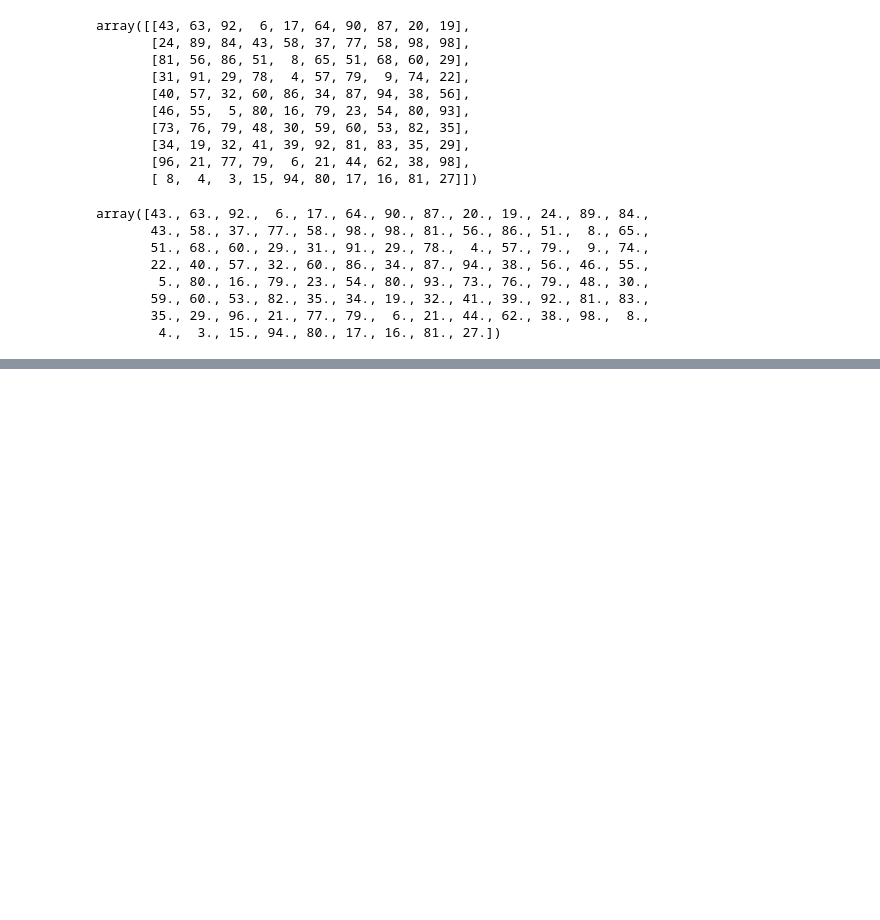
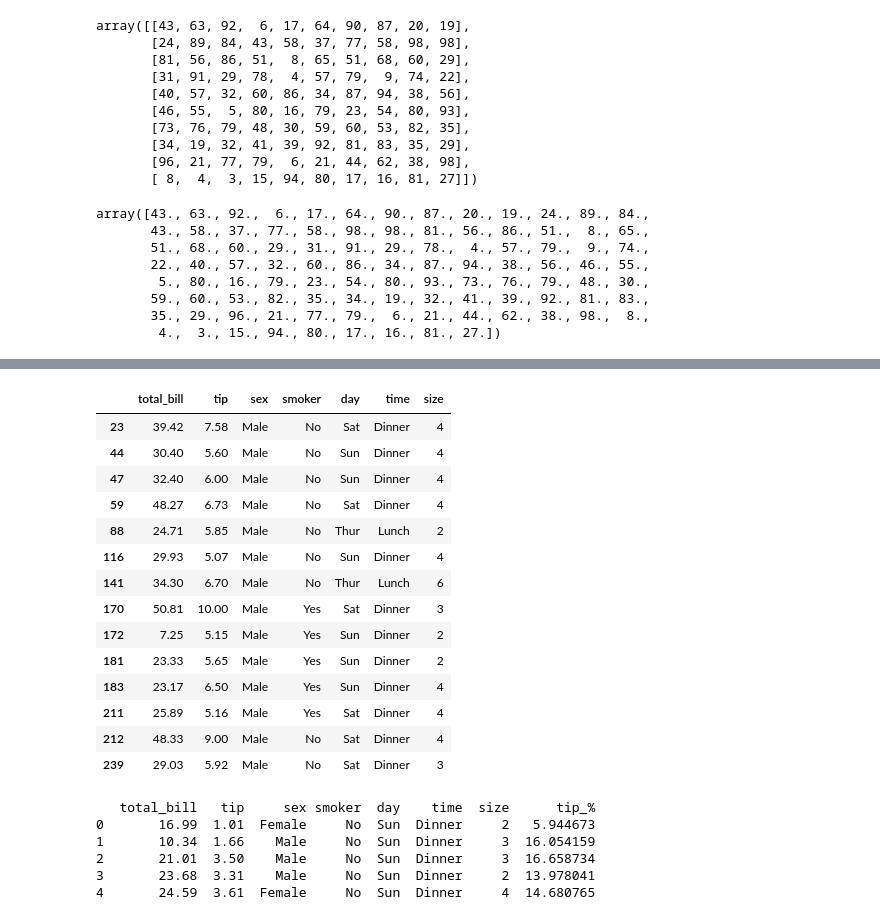
Before and after one commit to necmigunduz/ai-learn, a Jupyter notebook: Learn_AI.ipynb, the cells around one changed output, grey strips where cells are left out. Saved outputs shown, nothing was run; the diff lists cells and outputs as text; code cells hidden in the pictures; blank space fills up the shorter version.

```diff
--- a/Learn_AI.ipynb
+++ b/Learn_AI.ipynb
@@ -92,0 +191,28 @@ array([43., 63., 92.,  6., 17., 64., 90., 87., 20., 19., 24., 89., 84.,
+# %%
+df[(df['tip'] > 5) & (df['sex']=='Male')]
+# %% [output]
+|  | total_bill | tip | sex | smoker | day | time | size |
+| 23 | 39.42 | 7.58 | Male | No | Sat | Dinner | 4 |
+| 44 | 30.40 | 5.60 | Male | No | Sun | Dinner | 4 |
+| 47 | 32.40 | 6.00 | Male | No | Sun | Dinner | 4 |
+| 59 | 48.27 | 6.73 | Male | No | Sat | Dinner | 4 |
+| 88 | 24.71 | 5.85 | Male | No | Thur | Lunch | 2 |
+| 116 | 29.93 | 5.07 | Male | No | Sun | Dinner | 4 |
+| 141 | 34.30 | 6.70 | Male | No | Thur | Lunch | 6 |
+| 170 | 50.81 | 10.00 | Male | Yes | Sat | Dinner | 3 |
+| 172 | 7.25 | 5.15 | Male | Yes | Sun | Dinner | 2 |
+| 181 | 23.33 | 5.65 | Male | Yes | Sun | Dinner | 2 |
+| 183 | 23.17 | 6.50 | Male | Yes | Sun | Dinner | 4 |
+| 211 | 25.89 | 5.16 | Male | Yes | Sat | Dinner | 4 |
+| 212 | 48.33 | 9.00 | Male | No | Sat | Dinner | 4 |
+| 239 | 29.03 | 5.92 | Male | No | Sat | Dinner | 3 |
+# %%
+df['tip_%'] = 100 * df['tip']/df['total_bill']
+print(df.head())
+# %% [output]
+   total_bill   tip     sex smoker  day    time  size      tip_%
+0       16.99  1.01  Female     No  Sun  Dinner     2   5.944673
+1       10.34  1.66    Male     No  Sun  Dinner     3  16.054159
+2       21.01  3.50    Male     No  Sun  Dinner     3  16.658734
+3       23.68  3.31    Male     No  Sun  Dinner     2  13.978041
+4       24.59  3.61  Female     No  Sun  Dinner     4  14.680765
```
Also changed, not shown: parts of 11 cells of this notebook.
